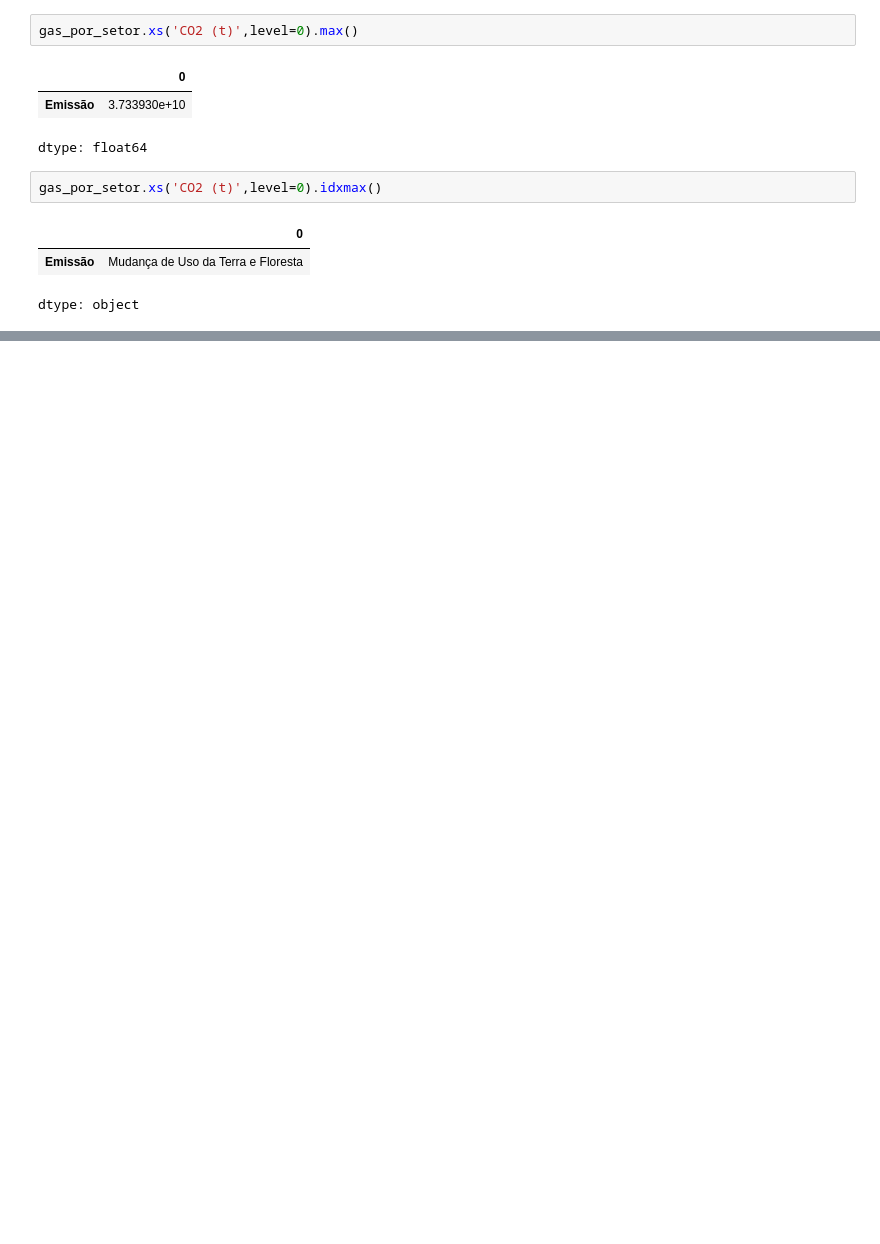
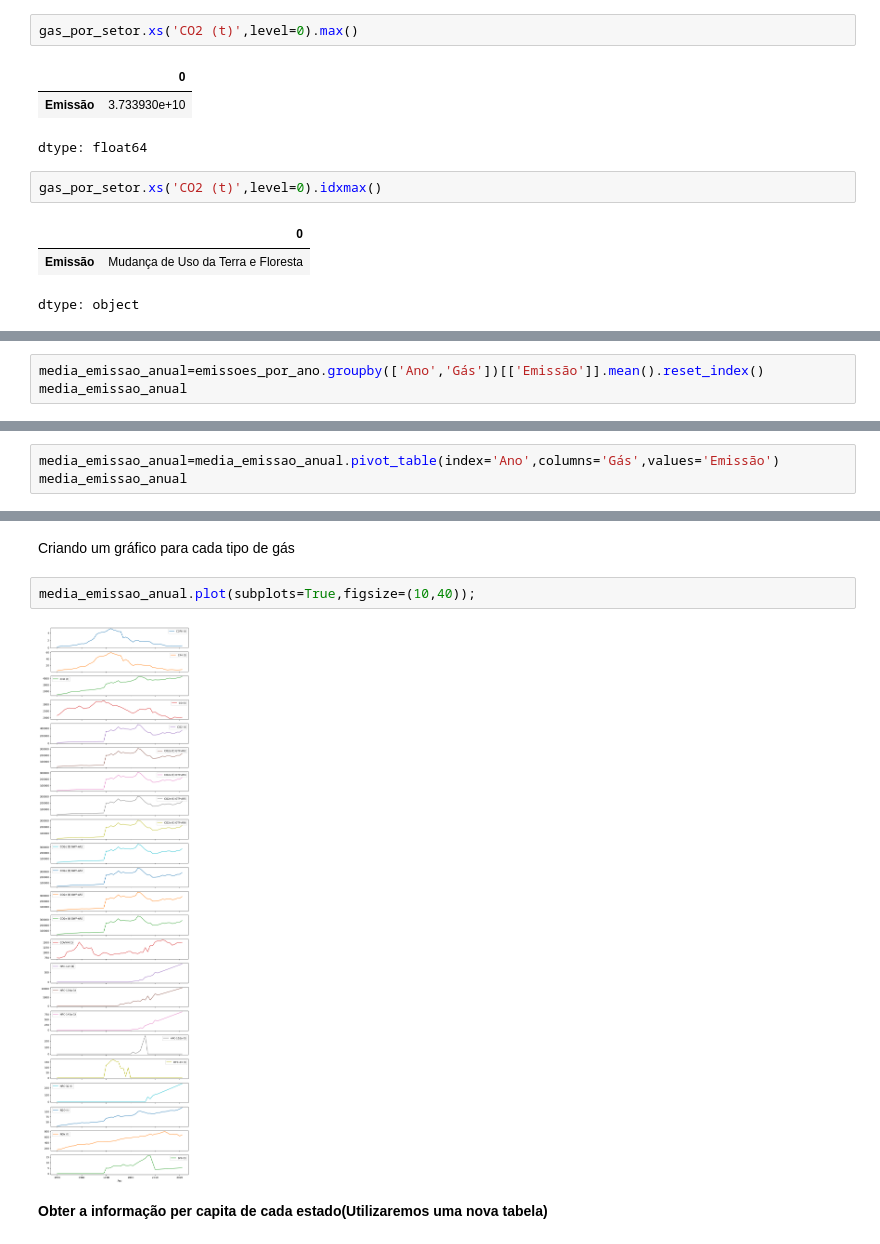
Before and after one commit to Jgabriel1800/projeto_emissaodegases, a Jupyter notebook: projeto_emissaodegases.ipynb, the cells around one changed output, grey strips where cells are left out. Drawn from its saved outputs; the diff is of its cells as text; blank space fills up the shorter version.

```diff
--- a/projeto_emissaodegases.ipynb
+++ b/projeto_emissaodegases.ipynb
@@ -405,0 +595,3 @@ dtype: object
+# %%
+media_emissao_anual=emissoes_por_ano.groupby(['Ano','Gás'])[['Emissão']].mean().reset_index()
+media_emissao_anual
@@ -405,0 +612,3 @@ dtype: object
+# %%
+media_emissao_anual=media_emissao_anual.pivot_table(index='Ano',columns='Gás',values='Emissão')
+media_emissao_anual
@@ -405,0 +635,8 @@ dtype: object
+# %% [markdown]
+Criando um gráfico para cada tipo de gás
+# %%
+media_emissao_anual.plot(subplots=True,figsize=(10,40));
+# %% [output]
+[figure, added]
+# %% [markdown]
+**Obter a informação per capita de cada estado(Utilizaremos uma nova tabela)**
```
Also changed, not shown: parts of 54 cells of this notebook.
